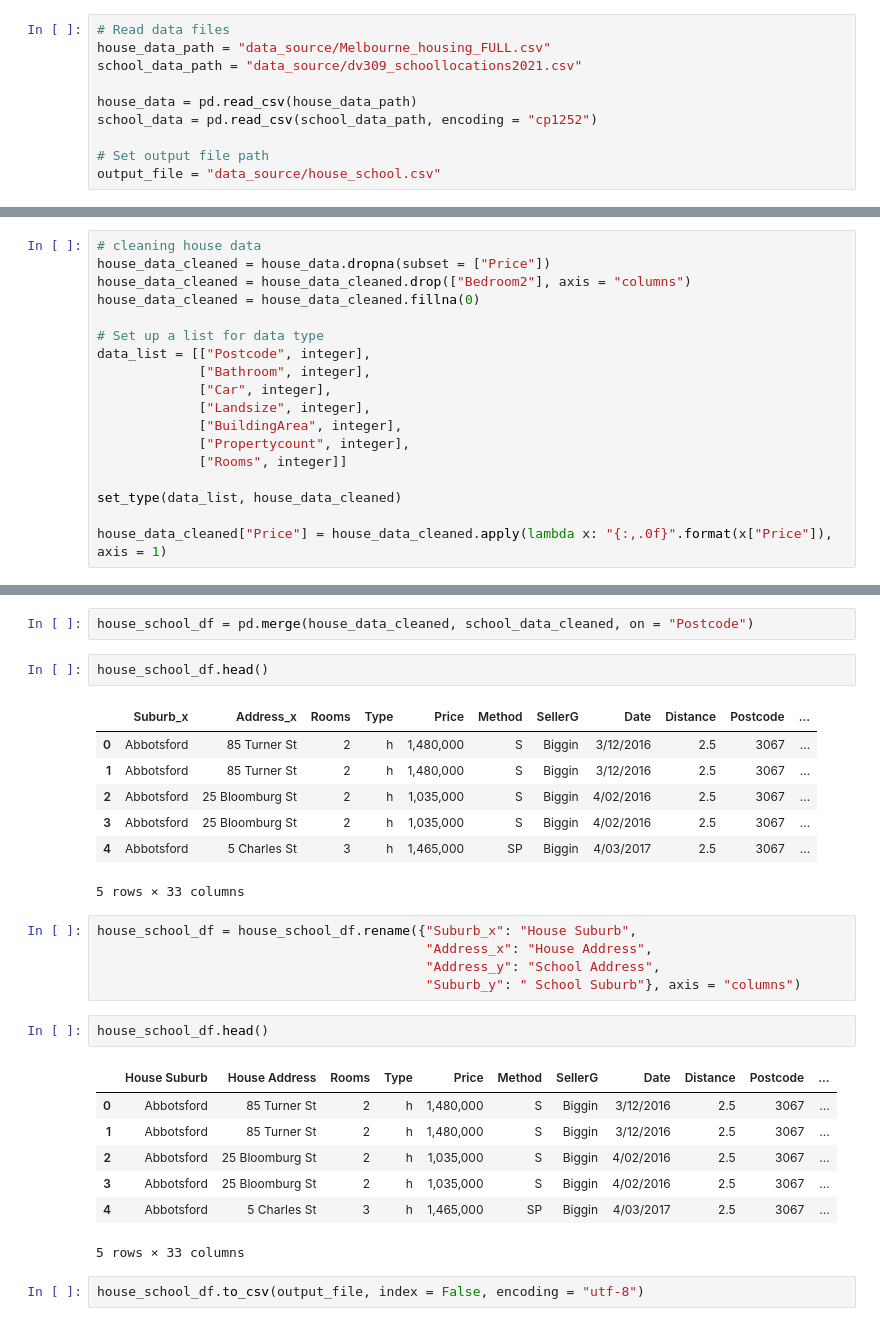
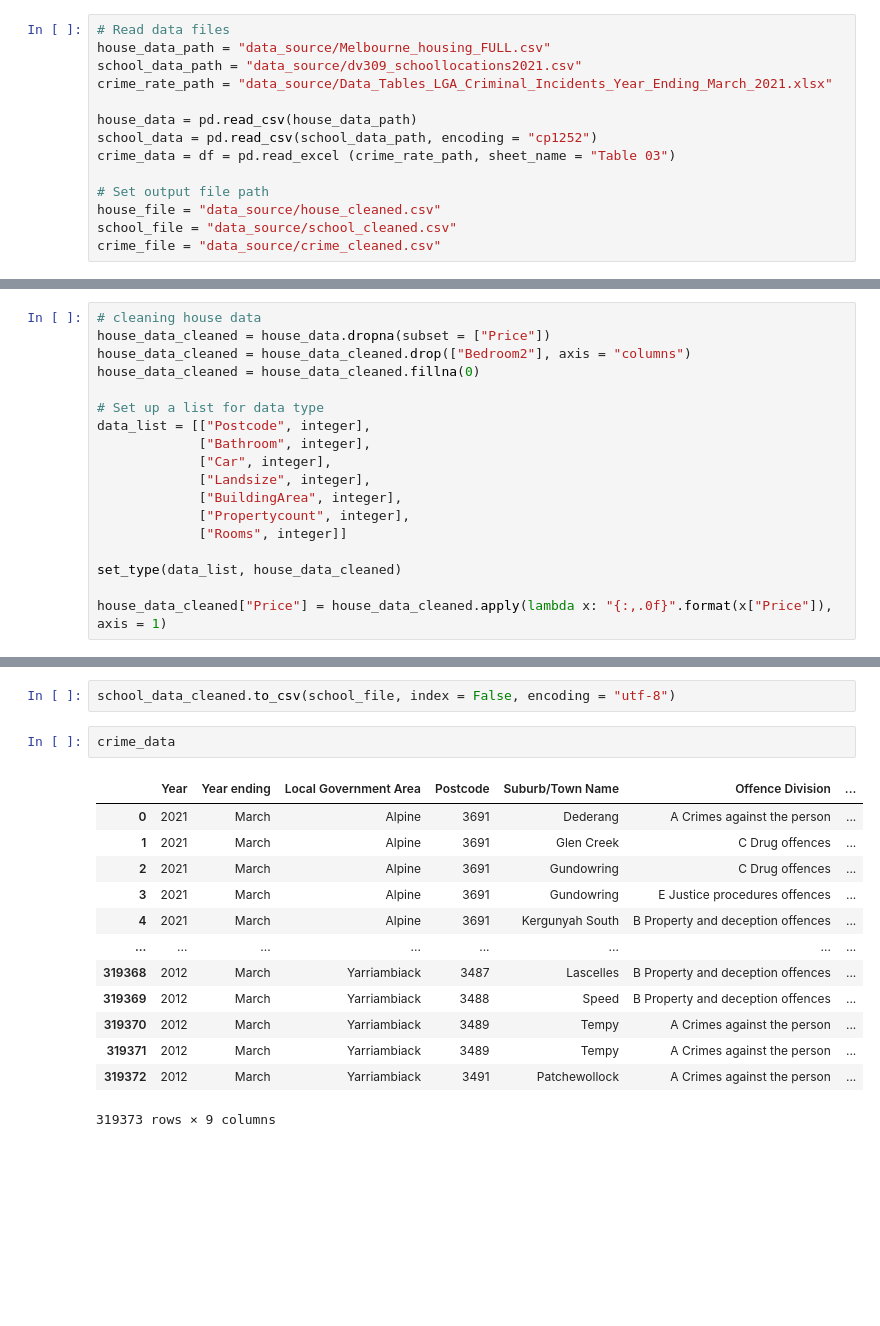
Before and after one commit to Franco1230/Data-Bootcamp-Project-1, a Jupyter notebook: data_cleaning.ipynb, the cells around one changed output, grey strips where cells are left out. Saved outputs shown, nothing was run; the diff lists cells and outputs as text; blank space fills up the shorter version.

Commit message:
cleaned data and export to new CSV

```diff
--- a/Melbourne_Housing.ipynb
+++ b/data_cleaning.ipynb
@@ -24,12 +24,16 @@ integer = "int"
 # Read data files
 house_data_path = "data_source/Melbourne_housing_FULL.csv"
 school_data_path = "data_source/dv309_schoollocations2021.csv"
+crime_rate_path = "data_source/Data_Tables_LGA_Criminal_Incidents_Year_Ending_March_2021.xlsx"
 
 house_data = pd.read_csv(house_data_path)
 school_data = pd.read_csv(school_data_path, encoding = "cp1252")
+crime_data = df = pd.read_excel (crime_rate_path, sheet_name = "Table 03")
 
 # Set output file path
-output_file = "data_source/house_school.csv"
+house_file = "data_source/house_cleaned.csv"
+school_file = "data_source/school_cleaned.csv"
+crime_file = "data_source/crime_cleaned.csv"
 # %%
 house_data.head()
 # %% [output]
@@ -132,29 +118,18 @@ memory usage: 250.7+ KB
-# %%
-house_school_df = pd.merge(house_data_cleaned, school_data_cleaned, on = "Postcode")
-# %%
-house_school_df.head()
-# %% [output]
-|  | Suburb_x | Address_x | Rooms | Type | Price | Method | SellerG | Date | Distance | Postcode | ... |
-| 0 | Abbotsford | 85 Turner St | 2 | h | 1,480,000 | S | Biggin | 3/12/2016 | 2.5 | 3067 | ... |
-| 1 | Abbotsford | 85 Turner St | 2 | h | 1,480,000 | S | Biggin | 3/12/2016 | 2.5 | 3067 | ... |
-| 2 | Abbotsford | 25 Bloomburg St | 2 | h | 1,035,000 | S | Biggin | 4/02/2016 | 2.5 | 3067 | ... |
-| 3 | Abbotsford | 25 Bloomburg St | 2 | h | 1,035,000 | S | Biggin | 4/02/2016 | 2.5 | 3067 | ... |
-| 4 | Abbotsford | 5 Charles St | 3 | h | 1,465,000 | SP | Biggin | 4/03/2017 | 2.5 | 3067 | ... |
-5 rows × 33 columns
-# %%
-house_school_df = house_school_df.rename({"Suburb_x": "House Suburb",
-                                          "Address_x": "House Address",
-                                          "Address_y": "School Address",
-                                          "Suburb_y": " School Suburb"}, axis = "columns")
-# %%
-house_school_df.head()
-# %% [output]
-|  | House Suburb | House Address | Rooms | Type | Price | Method | SellerG | Date | Distance | Postcode | ... |
-| 0 | Abbotsford | 85 Turner St | 2 | h | 1,480,000 | S | Biggin | 3/12/2016 | 2.5 | 3067 | ... |
-| 1 | Abbotsford | 85 Turner St | 2 | h | 1,480,000 | S | Biggin | 3/12/2016 | 2.5 | 3067 | ... |
-| 2 | Abbotsford | 25 Bloomburg St | 2 | h | 1,035,000 | S | Biggin | 4/02/2016 | 2.5 | 3067 | ... |
-| 3 | Abbotsford | 25 Bloomburg St | 2 | h | 1,035,000 | S | Biggin | 4/02/2016 | 2.5 | 3067 | ... |
-| 4 | Abbotsford | 5 Charles St | 3 | h | 1,465,000 | SP | Biggin | 4/03/2017 | 2.5 | 3067 | ... |
-5 rows × 33 columns
 # %%
-house_school_df.to_csv(output_file, index = False, encoding = "utf-8")
+school_data_cleaned.to_csv(school_file, index = False, encoding = "utf-8")
+# %%
+crime_data
+# %% [output]
+|  | Year | Year ending | Local Government Area | Postcode | Suburb/Town Name | Offence Division | ... |
+| 0 | 2021 | March | Alpine | 3691 | Dederang | A Crimes against the person | ... |
+| 1 | 2021 | March | Alpine | 3691 | Glen Creek | C Drug offences | ... |
+| 2 | 2021 | March | Alpine | 3691 | Gundowring | C Drug offences | ... |
+| 3 | 2021 | March | Alpine | 3691 | Gundowring | E Justice procedures offences | ... |
+| 4 | 2021 | March | Alpine | 3691 | Kergunyah South | B Property and deception offences | ... |
+| ... | ... | ... | ... | ... | ... | ... | ... |
+| 319368 | 2012 | March | Yarriambiack | 3487 | Lascelles | B Property and deception offences | ... |
+| 319369 | 2012 | March | Yarriambiack | 3488 | Speed | B Property and deception offences | ... |
+| 319370 | 2012 | March | Yarriambiack | 3489 | Tempy | A Crimes against the person | ... |
+| 319371 | 2012 | March | Yarriambiack | 3489 | Tempy | A Crimes against the person | ... |
+| 319372 | 2012 | March | Yarriambiack | 3491 | Patchewollock | A Crimes against the person | ... |
+319373 rows × 9 columns
```
Also changed, not shown: parts of 4 cells of this notebook, 1 other file.
